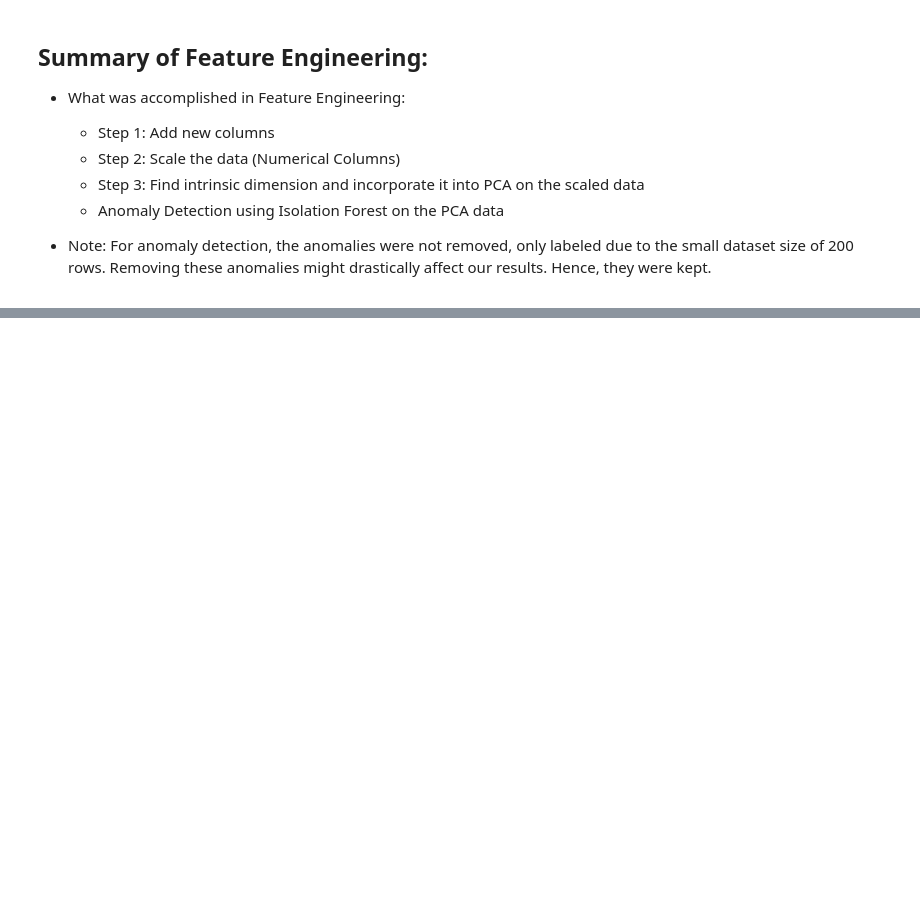
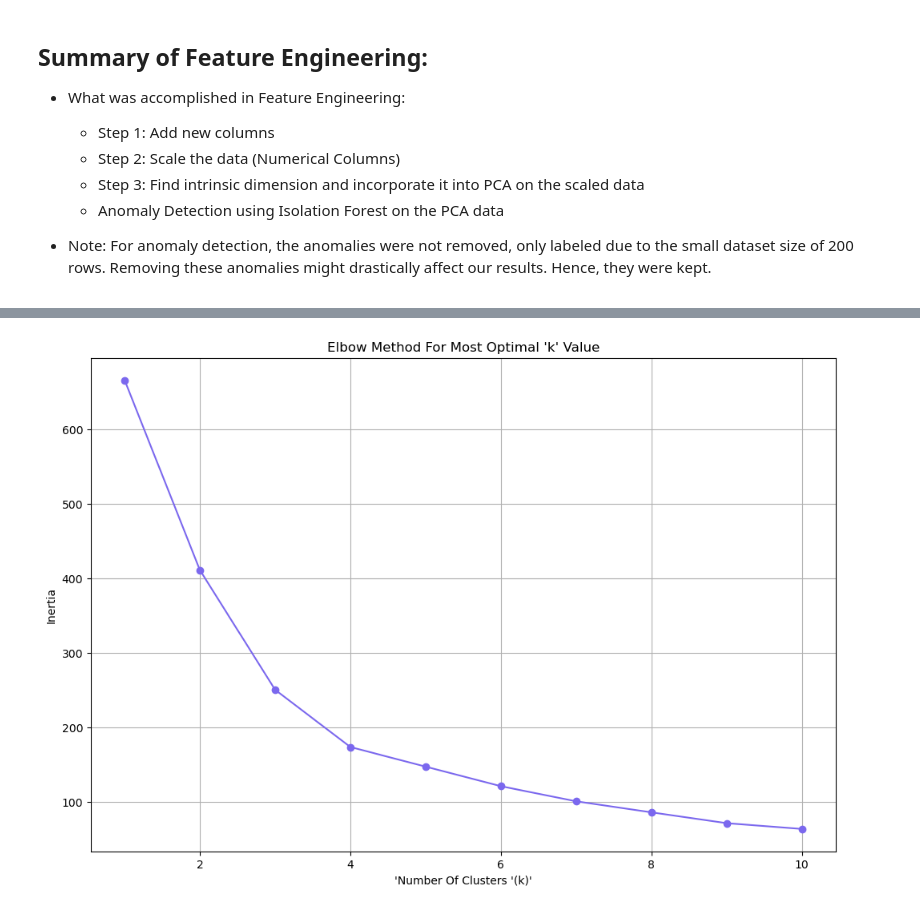
Before and after one commit to Cayden08/AIML, a Jupyter notebook: CA2/p2510893_CA2_PartA_Cayden.ipynb, the cells around one changed output, grey strips where cells are left out. Saved outputs shown, nothing was run; the diff lists cells and outputs as text; code cells hidden in the pictures; blank space fills up the shorter version.

Commit message:
finished model 1, KMeans

```diff
--- a/CA2/p2510893_CA2_PartA_Cayden.ipynb
+++ b/CA2/p2510893_CA2_PartA_Cayden.ipynb
@@ -640,0 +657,31 @@ plt.show()
+# %%
+inertia = []
+k_range = range(1, 11)
+
+for k in k_range:
+    kmeans = KMeans(n_clusters=k, random_state=42, n_init=10) # n_init to ensure data is not unstable.
+    kmeans.fit(pca_df)
+    inertia.append(kmeans.inertia_)
+
+""" elbow_df = pd.DataFrame({
+    'Number Of Clusters': list(k_range),
+    'Inertia': inertia
+})
+
+plt.figure(figsize=(10, 8))
+sns.lineplot(data=elbow_df, x='Number Of Clusters', y='Inertia', markers='o')
+
+plt.title("Elbow Graph For Most Optimal 'k' Value")
+plt.xlabel("Number Of Clusters 'k")
+plt.ylabel('Inertia')
+plt.grid(True)
+plt.show() """
+plt.figure(figsize=(12, 8))
+plt.plot(k_range, inertia, marker='o', color='mediumslateblue')
+plt.xlabel("'Number Of Clusters '(k)'")
+plt.ylabel('Inertia')
+plt.title("Elbow Method For Most Optimal 'k' Value")
+plt.grid(True)
+plt.show()
+# %% [output]
+[figure, added]
```
Also changed, not shown: parts of 15 cells of this notebook.
